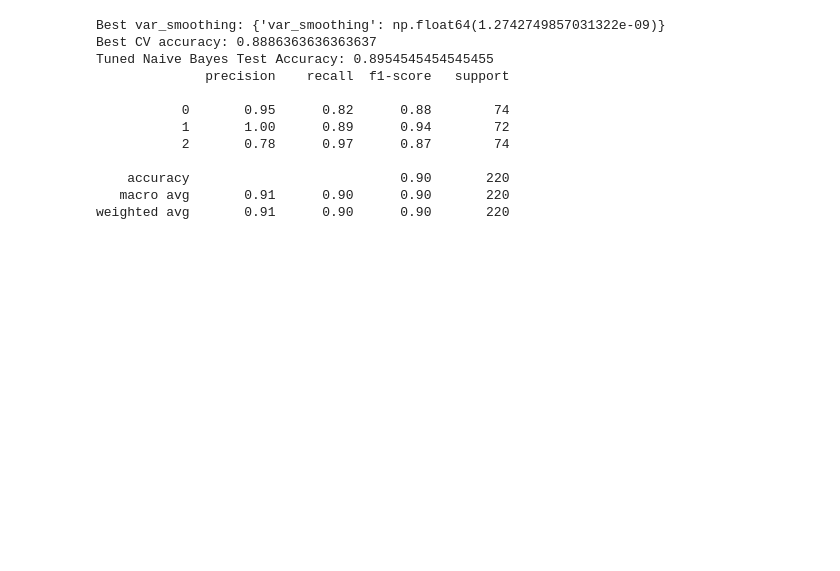
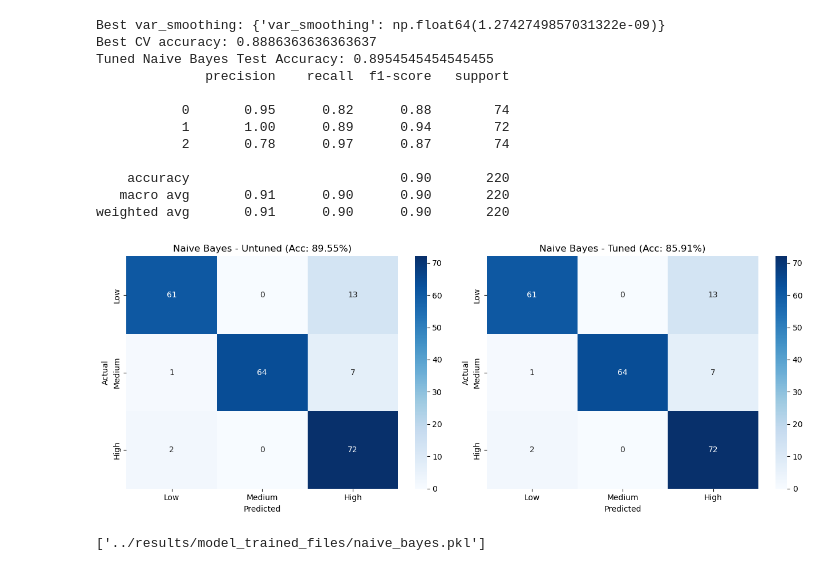
Before and after one commit to chandiracje/AIMAL_Project_Y2S1_G8.1_03, a Jupyter notebook: notebooks/Naive_Bauyes.ipynb, the cells around one changed output. Cells and saved outputs as stored; diff of their text form; code cells hidden in the pictures; blank space fills up the shorter version.

```diff
--- a/notebooks/Naive_Bauyes.ipynb
+++ b/notebooks/Naive_Bauyes.ipynb
@@ -113,0 +118,23 @@ weighted avg       0.91      0.90      0.90       220
+# %%
+fig, axes = plt.subplots(1, 2, figsize=(13, 5))
+
+cm_tn = confusion_matrix(y_test, tuned_nb_preds)
+
+cm_unt = confusion_matrix(y_test, nb_preds)
+sns.heatmap(cm_unt, annot=True, fmt='d', cmap='Blues', ax=axes[0],
+            xticklabels=['Low', 'Medium', 'High'], yticklabels=['Low', 'Medium', 'High'])
+axes[0].set_title(f"Naive Bayes - Untuned (Acc: {nb_accuracy:.2%})")
+axes[0].set_xlabel("Predicted")
+axes[0].set_ylabel("Actual")
+
+sns.heatmap(cm_tn, annot=True, fmt='d', cmap='Blues', ax=axes[1],
+            xticklabels=['Low', 'Medium', 'High'], yticklabels=['Low', 'Medium', 'High'])
+axes[1].set_title(f"Naive Bayes - Tuned (Acc: {nb_accuracy_pca:.2%})")
+axes[1].set_xlabel("Predicted")
+axes[1].set_ylabel("Actual")
+
+plt.tight_layout()
+plt.savefig("../results/eda_visualizations/nb_confusion_comparison_tuned_vs_untuned.png", dpi=150, bbox_inches='tight')
+plt.show()
+# %% [output]
+[figure, added]
@@ -113,0 +143,5 @@ weighted avg       0.91      0.90      0.90       220
+# %%
+import joblib
+joblib.dump(nb, "../results/model_trained_files/naive_bayes.pkl")
+# %% [output]
+['../results/model_trained_files/naive_bayes.pkl']
```
Also changed, not shown: parts of 2 cells of this notebook.
